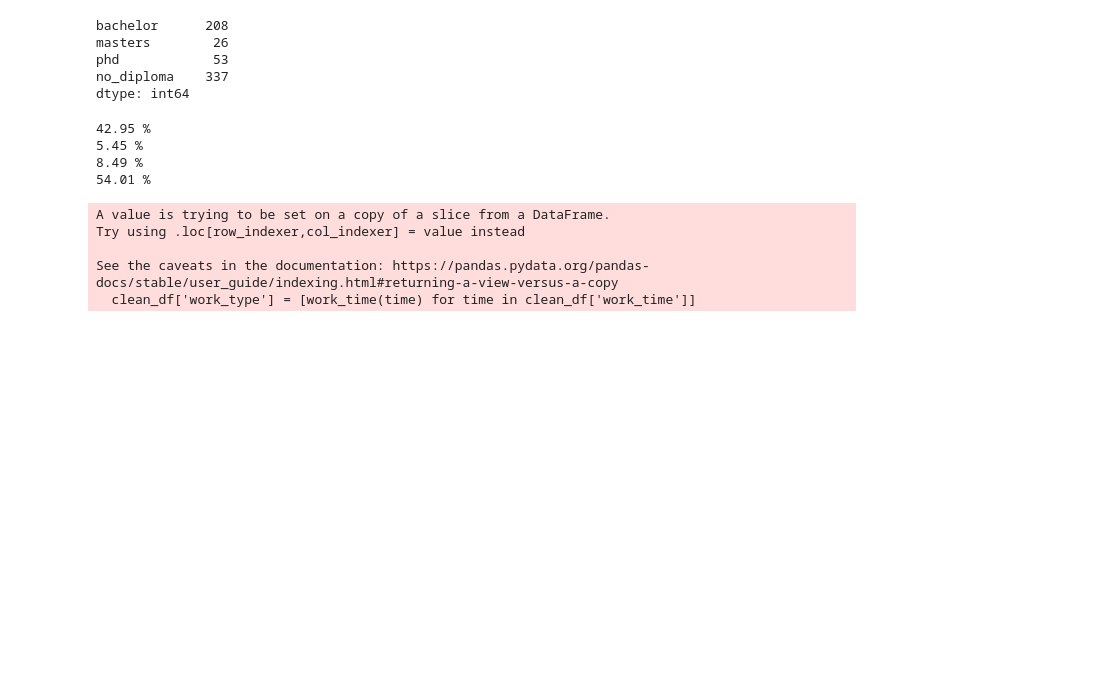
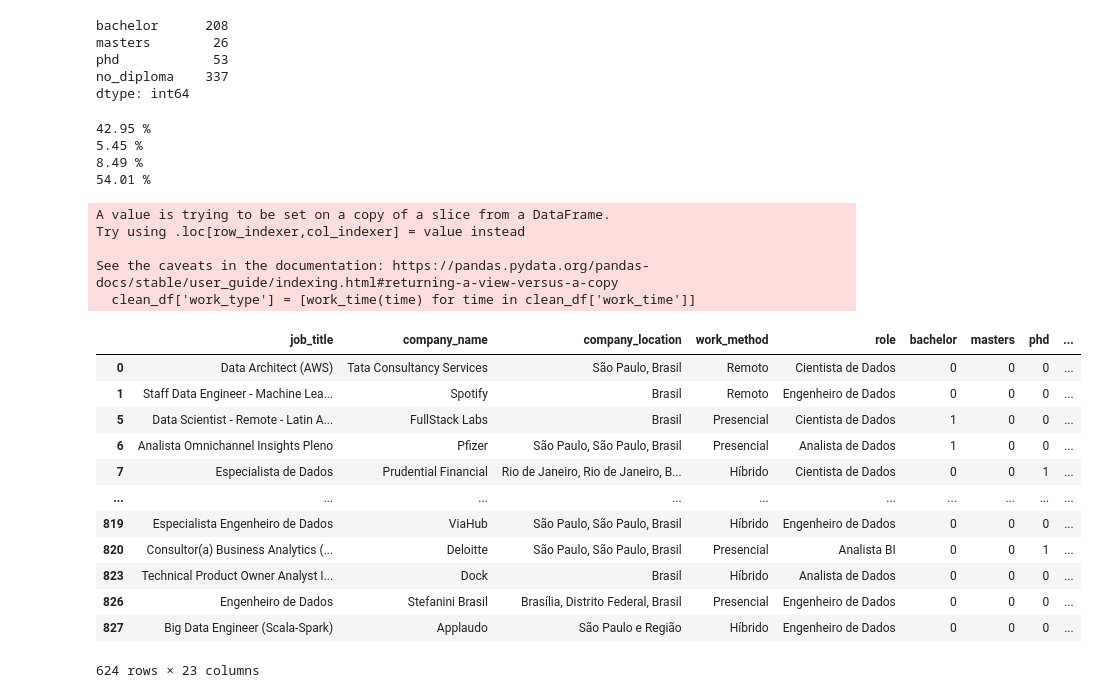
Before and after one commit to CarlosEduardoAS/analise-de-cargos-em-dados, a Jupyter notebook: limpeza.ipynb, the cells around one changed output. Cells and saved outputs as stored; diff of their text form; code cells hidden in the pictures; blank space fills up the shorter version.

```diff
--- a/limpeza.ipynb
+++ b/limpeza.ipynb
@@ -338,5 +323,28 @@ See the caveats in the documentation: https://pandas.pydata.org/pandas-docs/stab
   clean_df['work_type'] = [work_time(time) for time in clean_df['work_time']]
 # %%
 clean_df = clean_df.drop(['Unnamed: 0', 'post_date', 'work_time', 'job_desc'], axis=1)
+# %%
+def location(loc):
+    sao_paulo = re.compile('São Paulo|Campinas')
+    if sao_paulo.search(loc):
+        return 'São Paulo'
+    else:
+        return 'Outros estados'
+clean_df['location'] = [location(loc) for loc in clean_df['company_location']]
+clean_df
+# %% [output]
+|  | job_title | company_name | company_location | work_method | role | bachelor | masters | phd | ... |
+| 0 | Data Architect (AWS) | Tata Consultancy Services | São Paulo, Brasil | Remoto | Cientista de Dados | 0 | 0 | 0 | ... |
+| 1 | Staff Data Engineer - Machine Lea... | Spotify | Brasil | Remoto | Engenheiro de Dados | 0 | 0 | 0 | ... |
+| 5 | Data Scientist - Remote - Latin A... | FullStack Labs | Brasil | Presencial | Cientista de Dados | 1 | 0 | 0 | ... |
+| 6 | Analista Omnichannel Insights Pleno | Pfizer | São Paulo, São Paulo, Brasil | Presencial | Analista de Dados | 1 | 0 | 0 | ... |
+| 7 | Especialista de Dados | Prudential Financial | Rio de Janeiro, Rio de Janeiro, B... | Híbrido | Cientista de Dados | 0 | 0 | 1 | ... |
+| ... | ... | ... | ... | ... | ... | ... | ... | ... | ... |
+| 819 | Especialista Engenheiro de Dados | ViaHub | São Paulo, São Paulo, Brasil | Híbrido | Engenheiro de Dados | 0 | 0 | 0 | ... |
+| 820 | Consultor(a) Business Analytics (... | Deloitte | São Paulo, São Paulo, Brasil | Presencial | Analista BI | 0 | 0 | 1 | ... |
+| 823 | Technical Product Owner Analyst I... | Dock | Brasil | Híbrido | Analista de Dados | 0 | 0 | 0 | ... |
+| 826 | Engenheiro de Dados | Stefanini Brasil | Brasília, Distrito Federal, Brasil | Presencial | Engenheiro de Dados | 0 | 0 | 0 | ... |
+| 827 | Big Data Engineer (Scala-Spark) | Applaudo | São Paulo e Região | Híbrido | Engenheiro de Dados | 0 | 0 | 0 | ... |
+624 rows × 23 columns
 # %%
 clean_df.to_csv('clean_job_offers.csv')
```
Also changed, not shown: parts of 1 cell of this notebook, 4 other files.
